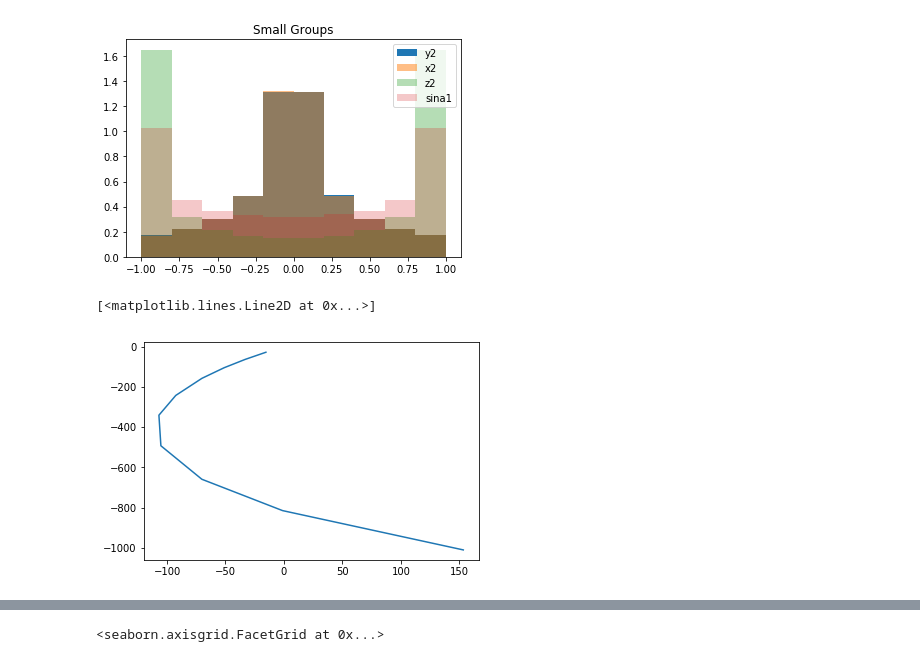
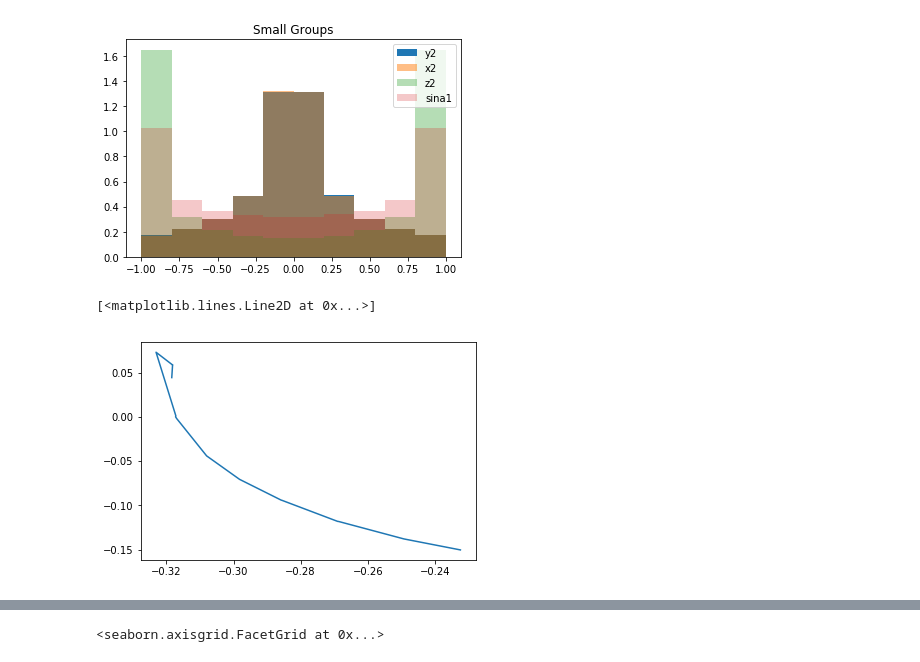
Before and after one commit to escuccim/trackml_code, a Jupyter notebook: scratchpad.ipynb, the cells around one changed output, grey strips where cells are left out. Drawn from its saved outputs; the diff is of its cells as text; code cells hidden in the pictures.

```diff
--- a/scratchpad.ipynb
+++ b/scratchpad.ipynb
@@ -61,7 +84,7 @@ def get_training_sample(path_to_data, event_names):
     return data
 # %%
 start_event_id = 1000
-n_train_samples = 75
+n_train_samples = 1
 train_event_names = ["event0000{:05d}".format(i) for i in range(start_event_id, start_event_id+n_train_samples)]
 train_data = get_training_sample(path_to_train, train_event_names)
 # %%
@@ -191,11 +251,11 @@ plt.show()
 [figure]
 # %%
 p_id = 49909
-p_id = 1110
-p_id = 10
-plt.plot(train_data[train_data.particle_id == p_id].sort_values("y").x, train_data[train_data.particle_id == p_id].sort_values("y").y)
+# p_id = 1110
+# p_id = 10
+plt.plot(train_data[train_data.particle_id == p_id].sort_values("y").x2, train_data[train_data.particle_id == p_id].sort_values("y").y2)
 # %% [output]
 [<matplotlib.lines.Line2D at 0x...>]
-[figure, old version]
+[figure, new version]
 # %%
 p_id = 49909
```
Also changed, not shown: parts of 25 cells of this notebook, 1 other file.
